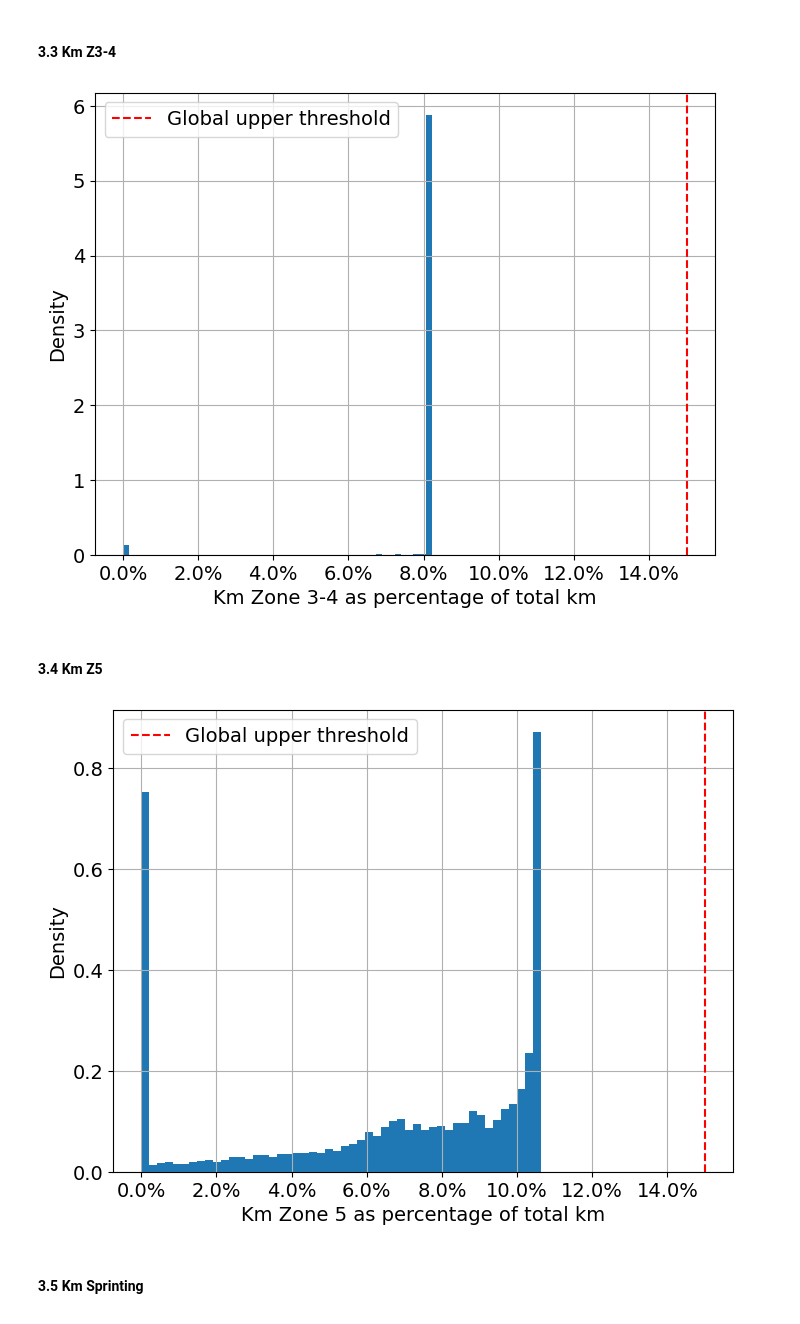
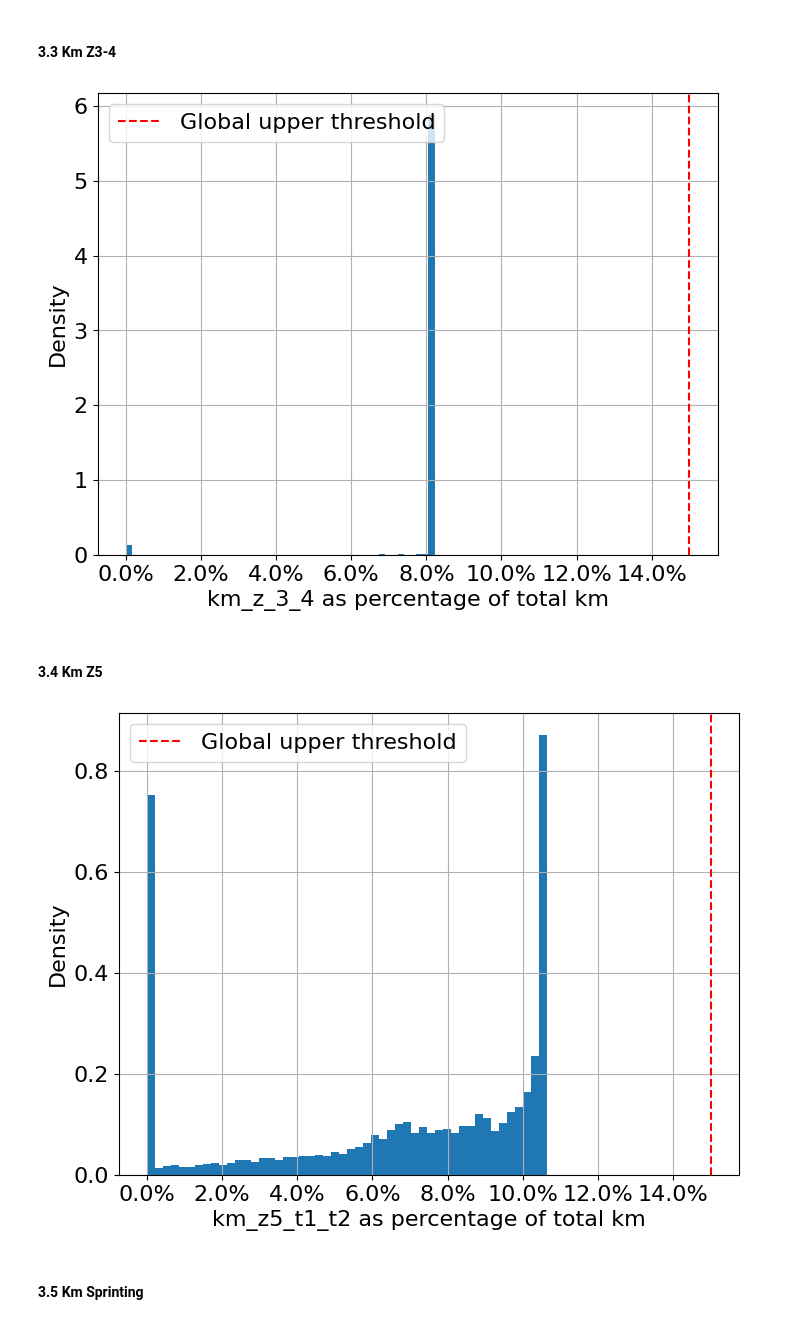
Before and after one commit to Gamified-Coaching-App/coaching_optimiser, a Jupyter notebook: src/model/report/report.ipynb, the cells around one changed output. Cells and saved outputs as stored; diff of their text form; code cells hidden in the pictures.

```diff
--- a/src/model/report/report.ipynb
+++ b/src/model/report/report.ipynb
@@ -164,10 +164,10 @@ ratio = ratio.flatten()
 ratio = ratio[~np.isnan(ratio)] * 100
 
 
-plt.rc('font', size=14)
+plt.rc('font', size=16)
 plt.figure(figsize=(8, 6))
 plt.hist(ratio, density=True, bins=50)
-plt.xlabel('Km Zone 3-4 as percentage of total km')
+plt.xlabel('km_z_3_4 as percentage of total km')
 plt.ylabel('Density')
 plt.axvline(x=15, color='r', linestyle='--', linewidth=1.5, label='Global upper threshold')
 plt.legend()
@@ -176,32 +176,32 @@ xticks = plt.gca().get_xticks()
 plt.gca().set_xticklabels([f'{x:.1f}%' for x in xticks])
 plt.show()
 # %% [output]
-[figure, old version]
+[figure, new version]
 # %% [markdown]
 #### 3.4 Km Z5
 # %%
 km_total_actions = get_absolute_values(actions['total km'], 'total km')
 km_Z5 = get_absolute_values(actions['km Z5-T1-T2'], 'km Z5-T1-T2')
 
 ratio = km_Z5 / km_total_actions
 
 ratio = ratio.flatten()
 ratio = ratio[~np.isnan(ratio)] * 100
 
 
-plt.rc('font', size=14)
+plt.rc('font', size=16)
 plt.figure(figsize=(8, 6))
 plt.hist(ratio, density=True, bins=50)
-plt.xlabel('Km Zone 5 as percentage of total km')
+plt.xlabel('km_z5_t1_t2 as percentage of total km')
 plt.axvline(x=15, color='r', linestyle='--', linewidth=1.5, label='Global upper threshold')
 plt.legend()
 plt.ylabel('Density')
 plt.grid(True)
 xticks = plt.gca().get_xticks()
 plt.gca().set_xticklabels([f'{x:.1f}%' for x in xticks])
 plt.show()
 # %% [output]
-[figure, old version]
+[figure, new version]
 # %% [markdown]
 #### 3.5 Km Sprinting
 # %%
```
Also changed, not shown: parts of 1 cell of this notebook, 24 other files.
